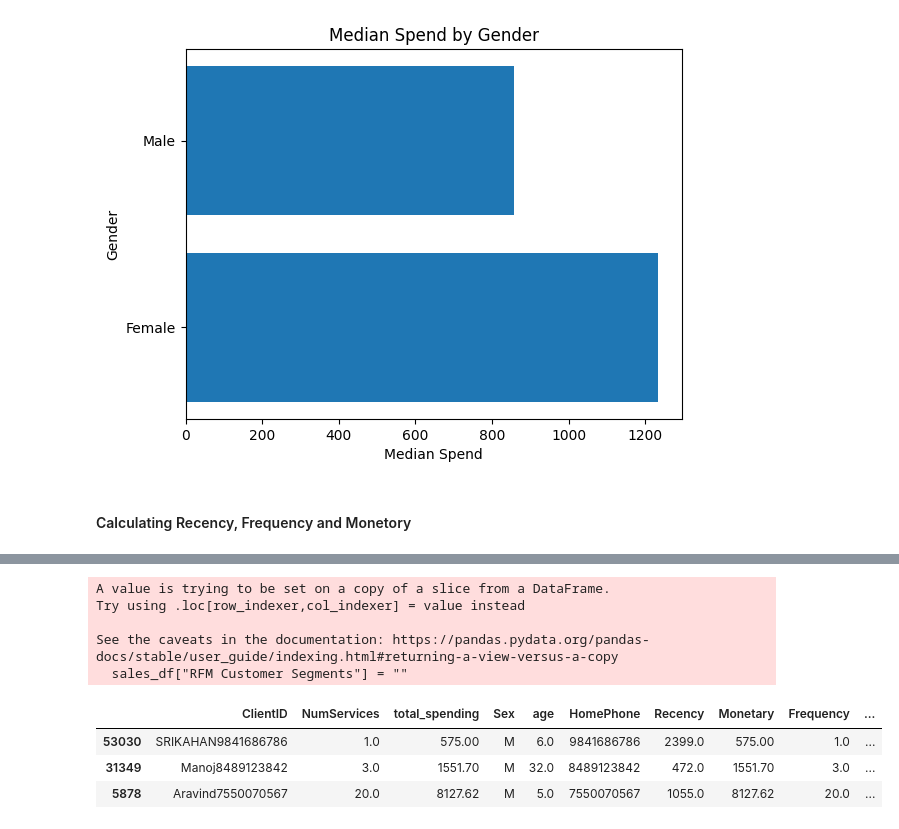
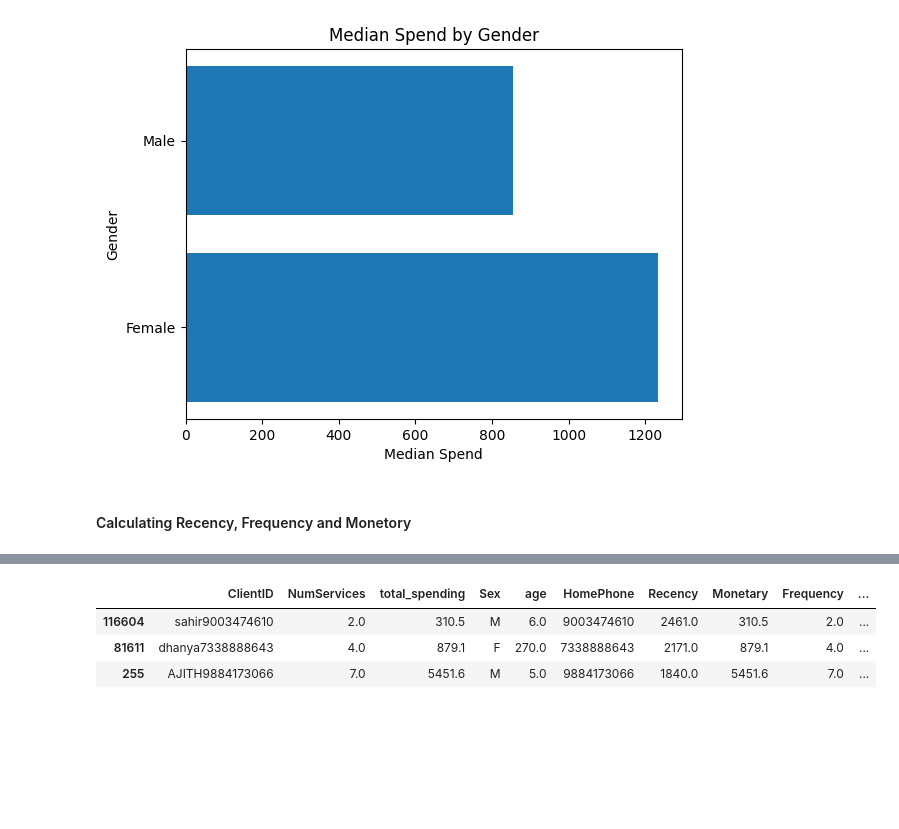
Before and after one commit to madhuqmar/rfm_recommendation_models, a Jupyter notebook: rfm_segmentation.ipynb, the cells around one changed output, grey strips where cells are left out. Cells and saved outputs as stored; diff of their text form; code cells hidden in the pictures; blank space fills up the shorter version.

```diff
--- a/rfm_segmentation.ipynb
+++ b/rfm_segmentation.ipynb
@@ -300,8 +332,8 @@ len(sales_df)
 # %%
-scaler = MinMaxScaler()
-sales_df['RecencyScore'] = scaler.fit_transform(sales_df[['Recency']])
-sales_df['FrequencyScore'] = scaler.fit_transform(sales_df[['Frequency']])
-sales_df['MonetaryScore'] = scaler.fit_transform(sales_df[['Monetary']])
+#scaler = MinMaxScaler()
+#sales_df['RecencyScore'] = scaler.fit_transform(sales_df[['Recency']])
+#sales_df['FrequencyScore'] = scaler.fit_transform(sales_df[['Frequency']])
+#sales_df['MonetaryScore'] = scaler.fit_transform(sales_df[['Monetary']])
 
 sales_df.sample(4)
 # %% [output]
@@ -328,3 +345,4 @@ See the caveats in the documentation: https://pandas.pydata.org/pandas-docs/stab
 # %%
-sales_df.describe()
+sales_df.loc[:, 'RFM_score'] = sales_df['RecencyScore'].astype(int) + sales_df['MonetaryScore'].astype(int) + sales_df['FrequencyScore'].astype(int)
+sales_df.sample(3)
 # %% [output]
@@ -340,3 +352,0 @@ sales_df.describe()
-# %%
-sales_df['RFM_score'] = sales_df['RecencyScore'] * 10 + sales_df['MonetaryScore'] * 100 + sales_df['FrequencyScore'] * 100
-sales_df.sample(3)
@@ -353,3 +353,3 @@ See the caveats in the documentation: https://pandas.pydata.org/pandas-docs/stab
 # %%
 segment_labels = ["Low_Value", "Mid-Value", "High-Value"]
-sales_df["Value Segment"] = pd.qcut(sales_df["RFM_score"], q=3, labels=segment_labels)
+sales_df.loc[:, "Value Segment"] = pd.qcut(sales_df["RFM_score"], q=3, labels=segment_labels)
@@ -380,21 +374,16 @@ max        123.963599
 Name: RFM_score, dtype: float64
 # %%
-sales_df["RFM Customer Segments"] = ""
+sales_df.loc[:, "RFM Customer Segments"] = ""
 
-sales_df.loc[sales_df["RFM_score"] >= 10, "RFM Customer Segments"] = "Champions"
-sales_df.loc[(sales_df["RFM_score"] >= 5) & (sales_df["RFM_score"] < 10), "RFM Customer Segments"] = "Potential Loyalists"
-sales_df.loc[(sales_df['RFM_score'] >= 1) & (sales_df['RFM_score'] < 5), 'RFM Customer Segments'] = "Can't Lose"
-sales_df.loc[(sales_df['RFM_score'] < 1), 'RFM Customer Segments'] = "Lost"
+sales_df.loc[sales_df.loc[:, "RFM_score"] >= 9, "RFM Customer Segments"] = "Champions"
+sales_df.loc[(sales_df.loc[:, "RFM_score"] >= 6) & (sales_df["RFM_score"] < 9), "RFM Customer Segments"] = "Potential Loyalists"
+sales_df.loc[(sales_df.loc[:, 'RFM_score'] >= 4) & (sales_df['RFM_score'] <6), 'RFM Customer Segments'] = "Can't Lose"
+sales_df.loc[(sales_df.loc[:, 'RFM_score'] < 4), 'RFM Customer Segments'] = "Lost"
 
 # Print the updated data with RFM segments
 sales_df.sample(3)
 # %% [output]
-A value is trying to be set on a copy of a slice from a DataFrame.
-Try using .loc[row_indexer,col_indexer] = value instead
-
-See the caveats in the documentation: https://pandas.pydata.org/pandas-docs/stable/user_guide/indexing.html#returning-a-view-versus-a-copy
-  sales_df["RFM Customer Segments"] = ""
 |  | ClientID | NumServices | total_spending | Sex | age | HomePhone | Recency | Monetary | Frequency | ... |
-| 53030 | SRIKAHAN9841686786 | 1.0 | 575.00 | M | 6.0 | 9841686786 | 2399.0 | 575.00 | 1.0 | ... |
-| 31349 | Manoj8489123842 | 3.0 | 1551.70 | M | 32.0 | 8489123842 | 472.0 | 1551.70 | 3.0 | ... |
-| 5878 | Aravind7550070567 | 20.0 | 8127.62 | M | 5.0 | 7550070567 | 1055.0 | 8127.62 | 20.0 | ... |
+| 116604 | sahir9003474610 | 2.0 | 310.5 | M | 6.0 | 9003474610 | 2461.0 | 310.5 | 2.0 | ... |
+| 81611 | dhanya7338888643 | 4.0 | 879.1 | F | 270.0 | 7338888643 | 2171.0 | 879.1 | 4.0 | ... |
+| 255 | AJITH9884173066 | 7.0 | 5451.6 | M | 5.0 | 9884173066 | 1840.0 | 5451.6 | 7.0 | ... |
```
Also changed, not shown: parts of 29 cells of this notebook, 4 other files.
